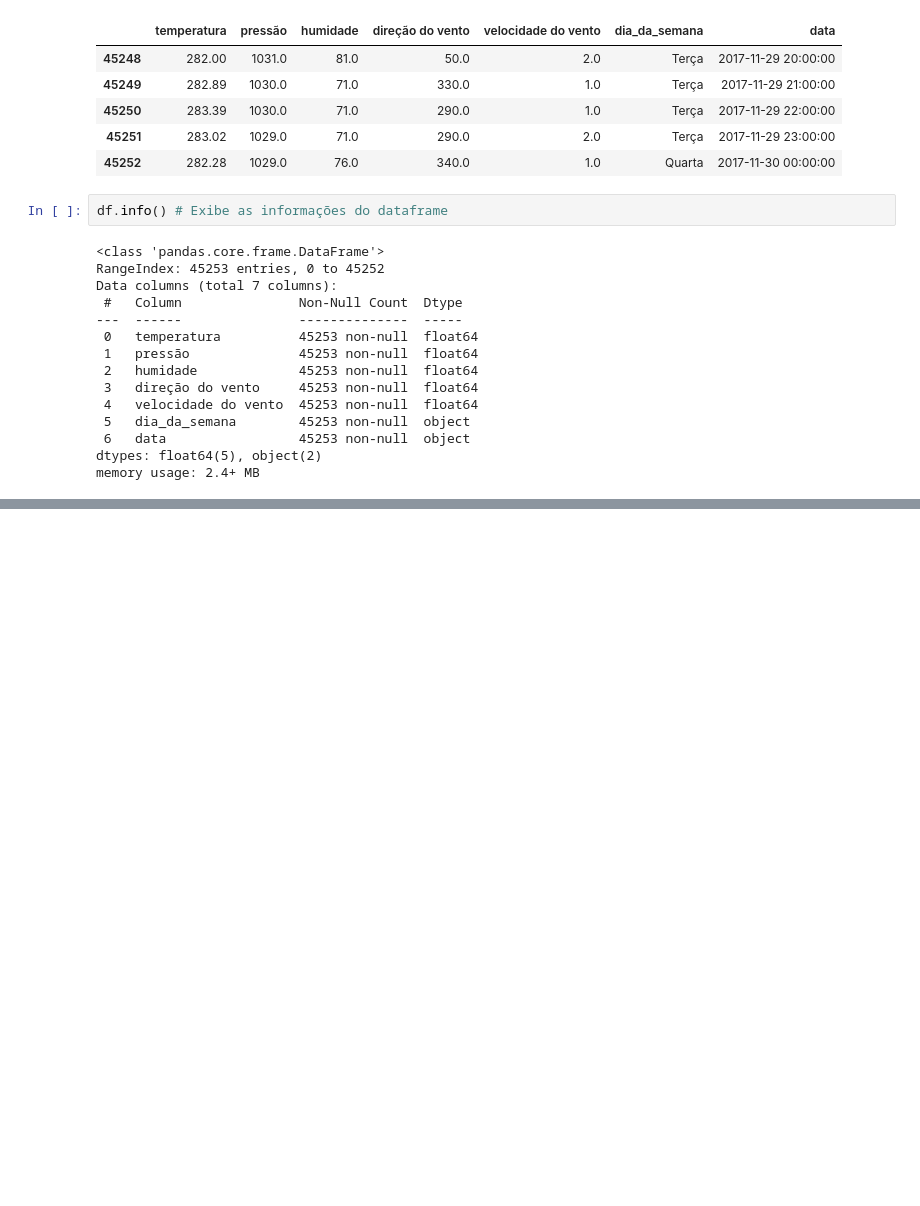
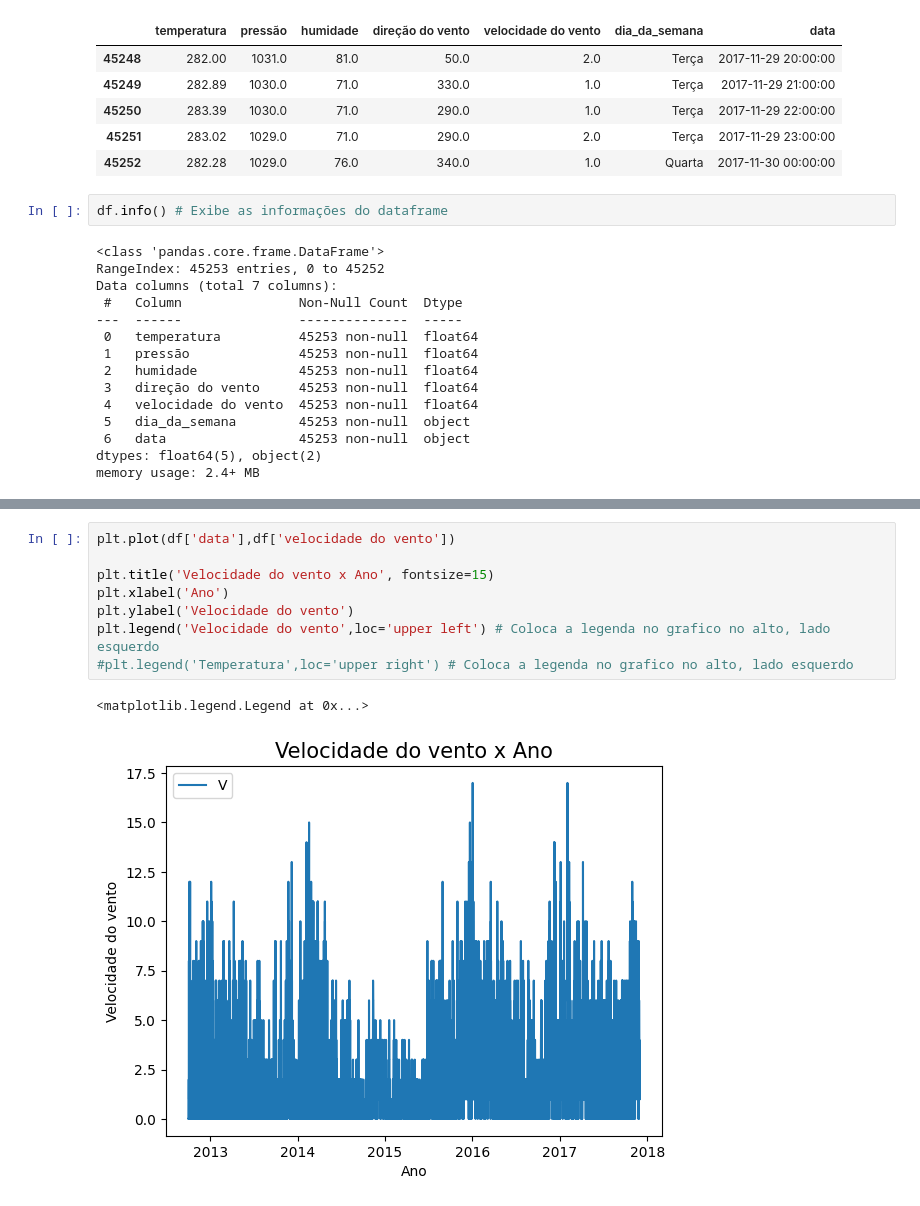
Before and after one commit to LuizEduardoBS/IABD_Inteligencia_Artificial_E_Big_Data, a Jupyter notebook: Aula_3/codigo_analise_matplotlib.ipynb, the cells around one changed output, grey strips where cells are left out. Cells and saved outputs as stored; diff of their text form; blank space fills up the shorter version.

```diff
--- a/Aula_3/codigo_analise_matplotlib.ipynb
+++ b/Aula_3/codigo_analise_matplotlib.ipynb
@@ -53,0 +84,11 @@ df.describe()
+# %%
+plt.plot(df['data'],df['velocidade do vento'])
+
+plt.title('Velocidade do vento x Ano', fontsize=15)
+plt.xlabel('Ano')
+plt.ylabel('Velocidade do vento')
+plt.legend('Velocidade do vento',loc='upper left') # Coloca a legenda no grafico no alto, lado esquerdo
+#plt.legend('Temperatura',loc='upper right') # Coloca a legenda no grafico no alto, lado esquerdo
+# %% [output]
+<matplotlib.legend.Legend at 0x...>
+[figure, added]
```
Also changed, not shown: parts of 5 cells of this notebook.
